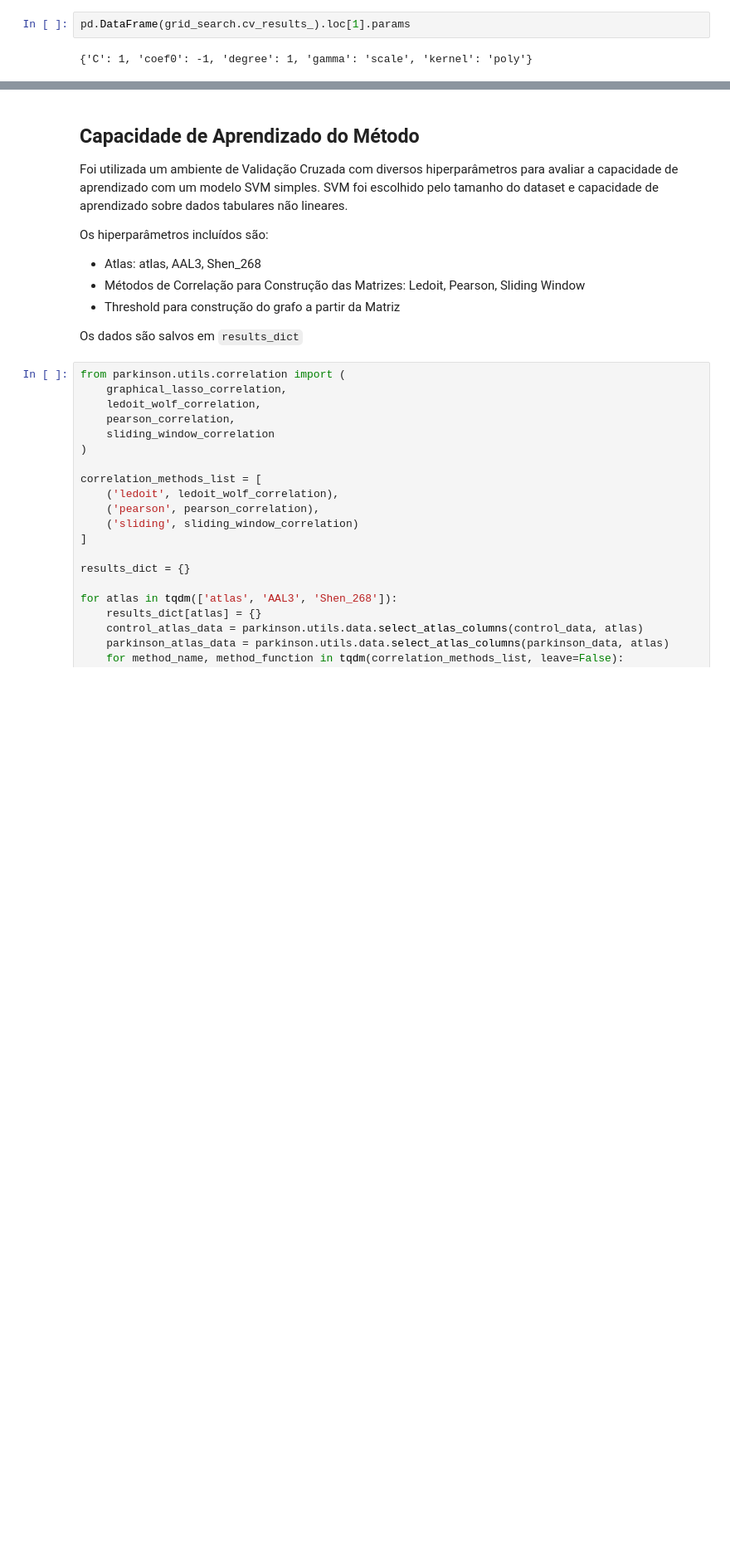
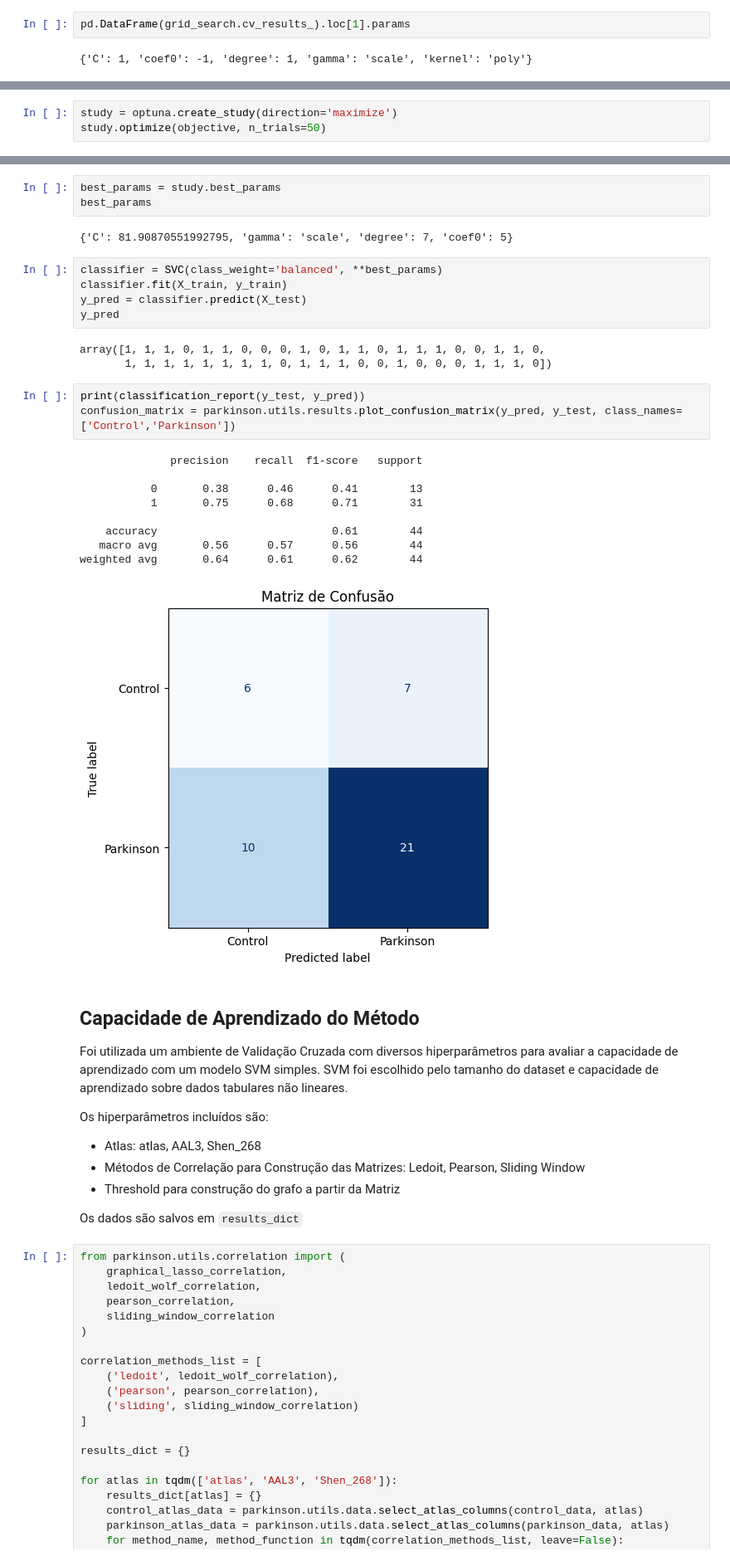
Before and after one commit to TheoRiffel/Parkinson-Diagnosis-Deeplearning, a Jupyter notebook: notebooks/4_laplacian.ipynb, the cells around one changed output, grey strips where cells are left out. Shown: that part at 83% size. Cells and saved outputs as stored; diff of their text form; blank space fills up the shorter version.

```diff
--- a/notebooks/4_laplacian.ipynb
+++ b/notebooks/4_laplacian.ipynb
@@ -180,0 +258,3 @@ pd.DataFrame(grid_search.cv_results_).loc[1].params
+# %%
+study = optuna.create_study(direction='maximize')
+study.optimize(objective, n_trials=50)
@@ -181,3 +264,29 @@ pd.DataFrame(grid_search.cv_results_).loc[1].params
+# %%
+best_params = study.best_params
+best_params
+# %% [output]
+{'C': 81.90870551992795, 'gamma': 'scale', 'degree': 7, 'coef0': 5}
+# %%
+classifier = SVC(class_weight='balanced', **best_params)
+classifier.fit(X_train, y_train)
+y_pred = classifier.predict(X_test)
+y_pred
+# %% [output]
+array([1, 1, 1, 0, 1, 1, 0, 0, 0, 1, 0, 1, 1, 0, 1, 1, 1, 0, 0, 1, 1, 0,
+       1, 1, 1, 1, 1, 1, 1, 1, 0, 1, 1, 1, 0, 0, 1, 0, 0, 0, 1, 1, 1, 0])
+# %%
+print(classification_report(y_test, y_pred))
+confusion_matrix = parkinson.utils.results.plot_confusion_matrix(y_pred, y_test, class_names=['Control','Parkinson'])
+# %% [output]
+              precision    recall  f1-score   support
+
+           0       0.38      0.46      0.41        13
+           1       0.75      0.68      0.71        31
+
+    accuracy                           0.61        44
+   macro avg       0.56      0.57      0.56        44
+weighted avg       0.64      0.61      0.62        44
+[figure, added]
 # %% [markdown]
 ## Capacidade de Aprendizado do Método
 
```
Also changed, not shown: parts of 25 cells of this notebook, 3 other files.
